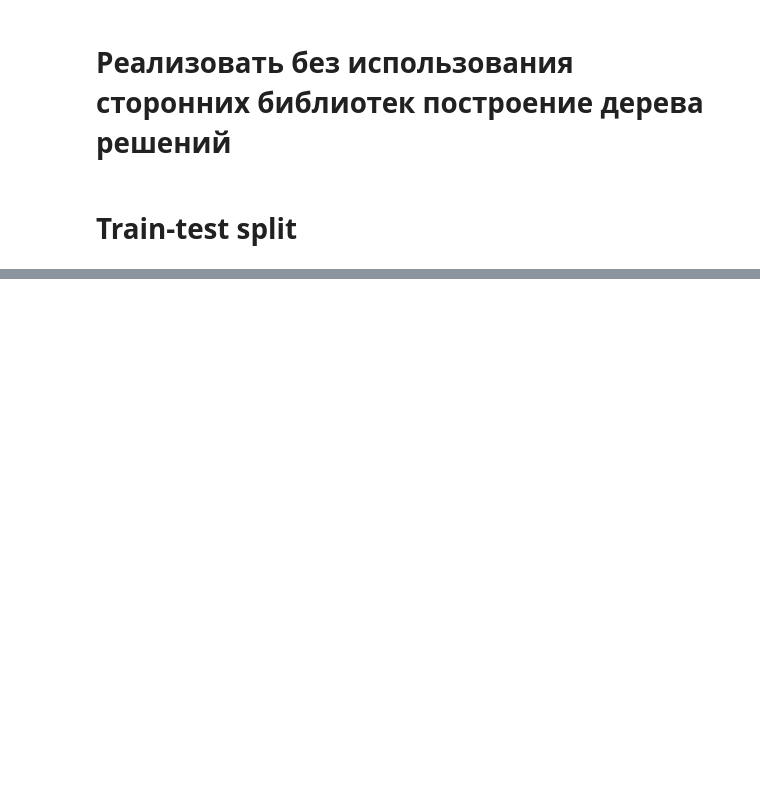
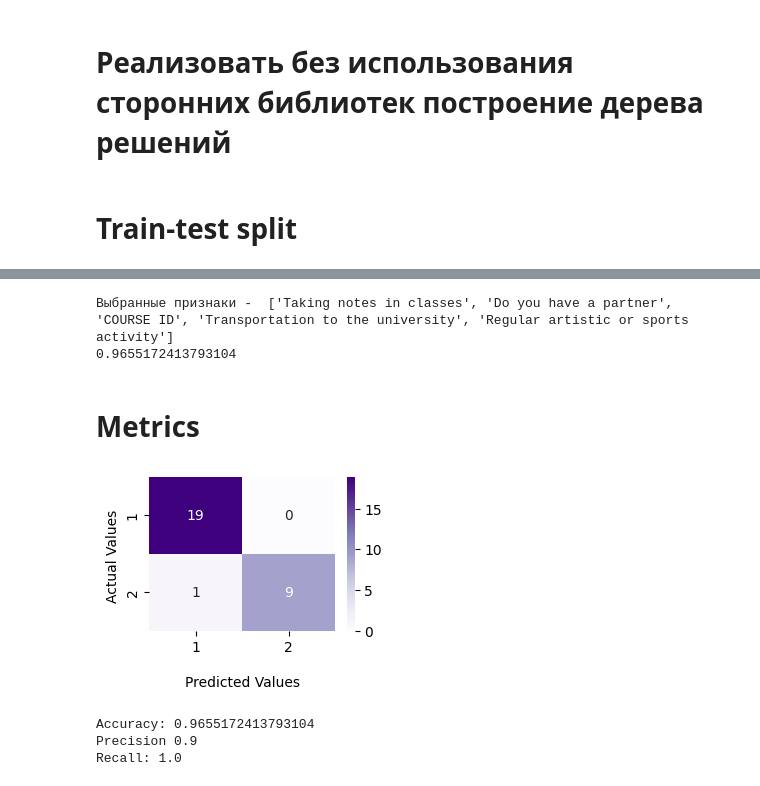
Before and after one commit to Ivanio1/itmo-3course, a Jupyter notebook: Семестр 5/СИИ/lab6/lab6.ipynb, the cells around one changed output, grey strips where cells are left out. Saved outputs shown, nothing was run; the diff lists cells and outputs as text; code cells hidden in the pictures; blank space fills up the shorter version.

```diff
--- a/Семестр 5/СИИ/lab6/lab6.ipynb
+++ b/Семестр 5/СИИ/lab6/lab6.ipynb
@@ -290,9 +274,3 @@ def train_test_split_custom(X, y, test_size=0.2):
     y_train, y_test = y[train_indices], y[test_indices]
 
     return X_train, X_test, y_train, y_test
-
-X_train, X_test, Y_train, Y_test = train_test_split_custom(X, Y, test_size=0.2)
-# %%
-classifier = DecisionTreeClassifier(min_samples_split=3, max_depth=4)
-classifier.fit(X_train,Y_train)
-classifier.print_tree()
@@ -390,0 +277,33 @@ plt.show()
+# %%
+def get_sqrt_keys(data):
+  # Определим количество признаков
+  num_features = data.shape[1]
+
+  # Определим количество признаков, которые нужно отобрать (sqrt(n))
+  num_selected_features = int(math.sqrt(num_features))
+
+  # Получим список всех признаков
+  all_features = list(data.iloc[:,:-1].columns)
+  # Выберем случайные признаки
+  selected_features = random.sample(all_features, num_selected_features)
+  data_temp = data[selected_features]
+  X = data_temp.values
+  Y = data.iloc[:, -1].values.reshape(-1,1)
+  Y = np.ravel(Y)
+  return X, Y, selected_features
+# %%
+acc=0
+while(acc<0.9):
+  X,Y,selected_features=get_sqrt_keys(data)
+  X_train, X_test, y_train, y_test = train_test_split_custom(X, Y, test_size=0.2)
+  clf = DecisionTree()
+  clf.fit(X_train, y_train)
+  predicted = clf.predict(X_test)
+  acc = np.sum(predicted == y_test) / len(y_test)
+print("Выбранные признаки - ",selected_features)
+print(acc)
+# %% [output]
+Выбранные признаки -  ['Taking notes in classes', 'Do you have a partner', 'COURSE ID', 'Transportation to the university', 'Regular artistic or sports activity']
+0.9655172413793104
+# %% [markdown]
+# **Metrics**
@@ -390,0 +353,11 @@ plt.show()
+# %%
+conf = confusion_matrix(predicted, y_test)
+show_cf_matrix(conf)
+print('Accuracy:', accuracy(conf))
+print('Precision', precision(conf))
+print('Recall:', recall(conf))
+# %% [output]
+[figure, added]
+Accuracy: 0.9655172413793104
+Precision 0.9
+Recall: 1.0
```
Also changed, not shown: parts of 22 cells of this notebook, 3 other files.
